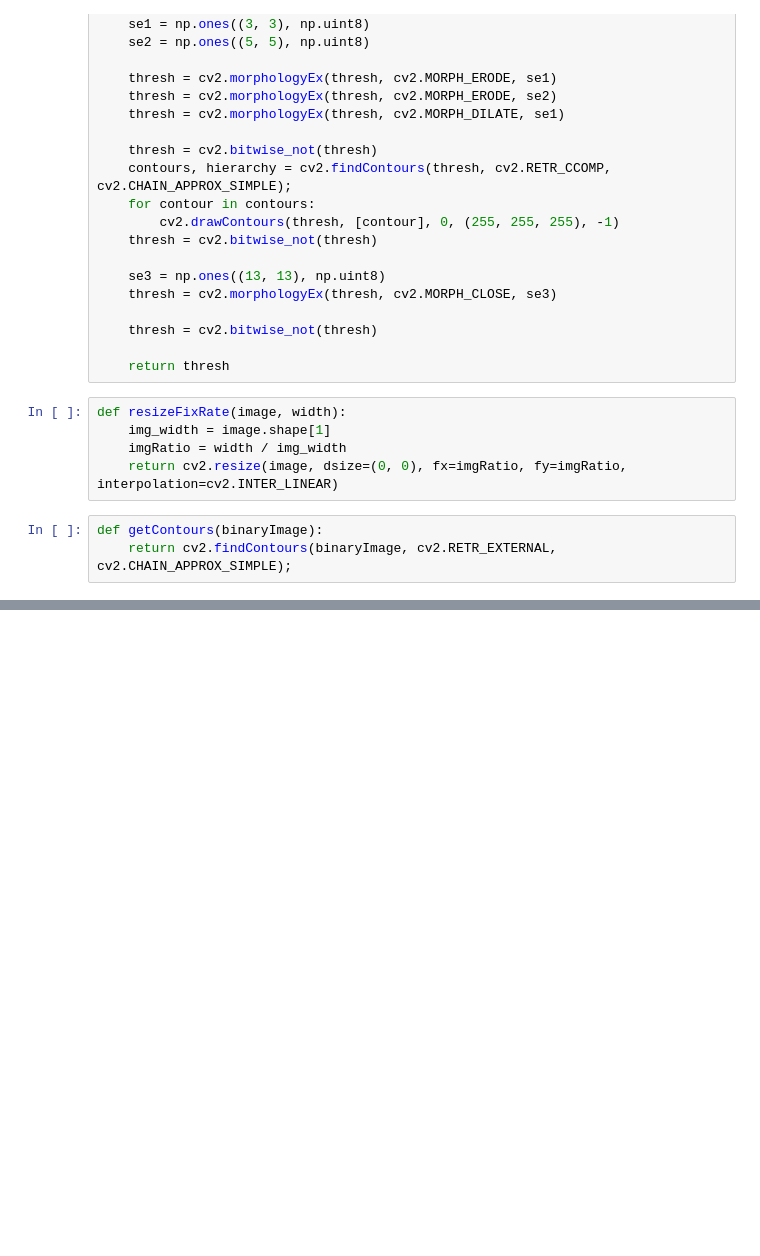
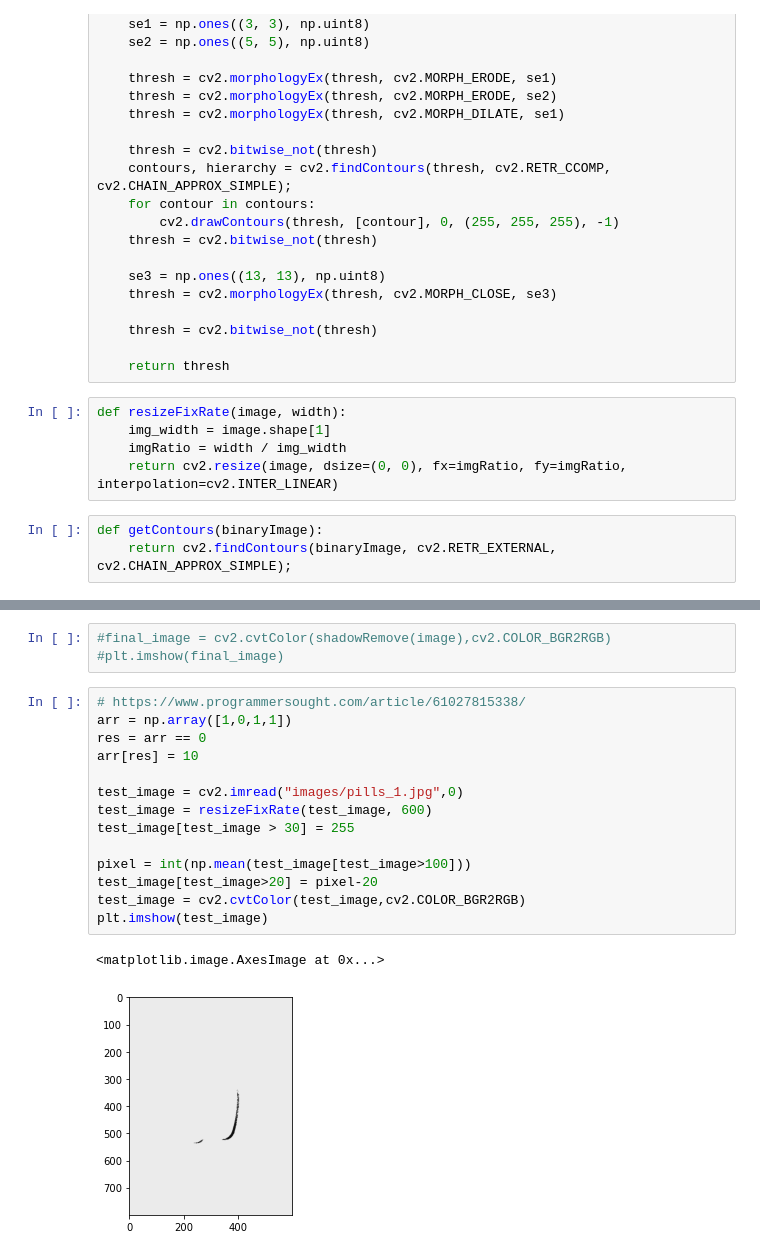
Before and after one commit to ceo0517/shadow, a Jupyter notebook: main.ipynb, the cells around one changed output, grey strips where cells are left out. Drawn from its saved outputs; the diff is of its cells as text; blank space fills up the shorter version.

```diff
--- a/main.ipynb
+++ b/main.ipynb
@@ -68,0 +147,20 @@ plt.imshow(cv2.cvtColor(image, cv2.COLOR_BGR2RGB))
+# %%
+#final_image = cv2.cvtColor(shadowRemove(image),cv2.COLOR_BGR2RGB)
+#plt.imshow(final_image)
+# %%
+# https://www.programmersought.com/article/61027815338/
+arr = np.array([1,0,1,1])
+res = arr == 0
+arr[res] = 10
+
+test_image = cv2.imread("images/pills_1.jpg",0)
+test_image = resizeFixRate(test_image, 600)
+test_image[test_image > 30] = 255
+
+pixel = int(np.mean(test_image[test_image>100]))
+test_image[test_image>20] = pixel-20
+test_image = cv2.cvtColor(test_image,cv2.COLOR_BGR2RGB)
+plt.imshow(test_image)
+# %% [output]
+<matplotlib.image.AxesImage at 0x...>
+[figure, added]
```
Also changed, not shown: parts of 6 cells of this notebook.
